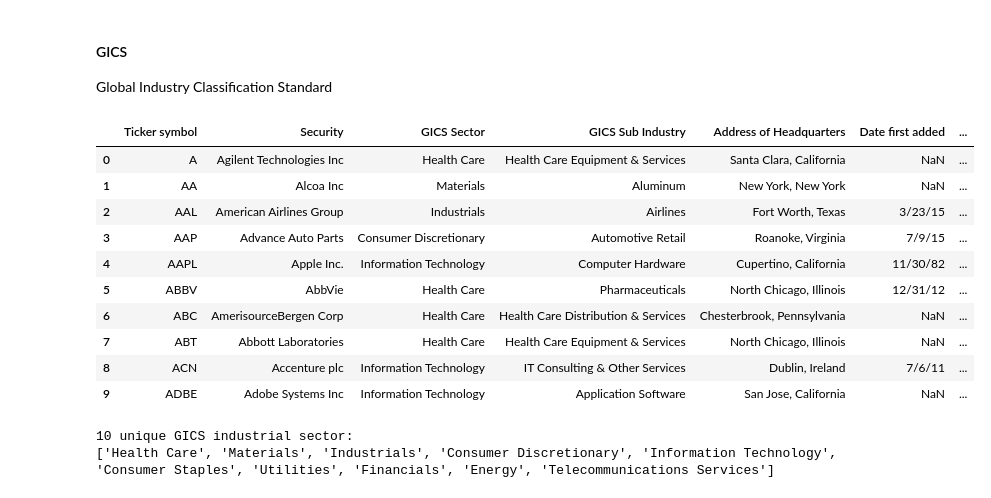
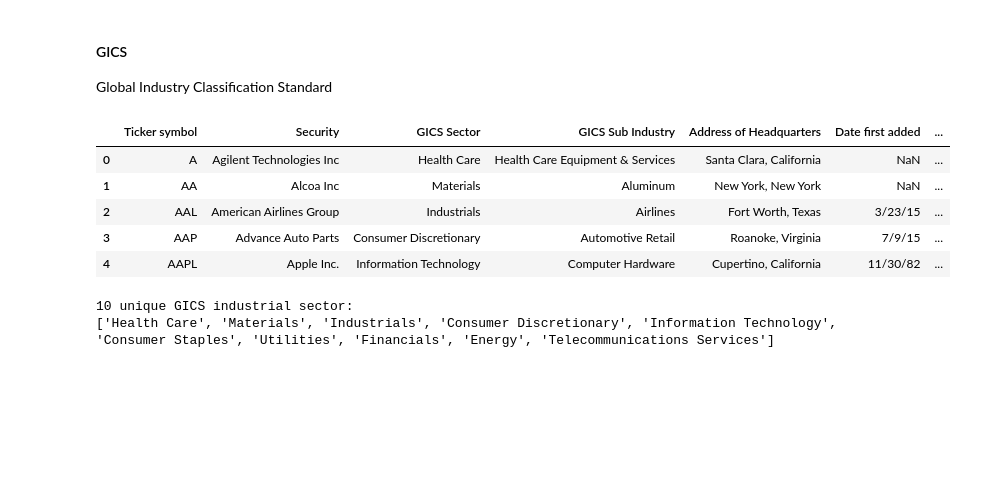
Before and after one commit to yh1008/CodeInFinance, a Jupyter notebook: PsychSignal vs. AAII Sentiment Survey.ipynb, the cells around one changed output. Cells and saved outputs as stored; diff of their text form; code cells hidden in the pictures; blank space fills up the shorter version.

```diff
--- a/PsychSignal vs. AAII Sentiment Survey.ipynb
+++ b/PsychSignal vs. AAII Sentiment Survey.ipynb
@@ -72,19 +86,14 @@ Global Industry Classification Standard
 #specifies the encode method otherwise it says utf8 can't decode byte at position 4
 df_GICS = pd.read_csv('GICS.csv', encoding = "ISO-8859-1")
 # %%
-pd.read_csv('GICS.csv', nrows = 10)
+pd.read_csv('GICS.csv', nrows = 5)
 # %% [output]
 |  | Ticker symbol | Security | GICS Sector | GICS Sub Industry | Address of Headquarters | Date first added | ... |
 | 0 | A | Agilent Technologies Inc | Health Care | Health Care Equipment & Services | Santa Clara, California | NaN | ... |
 | 1 | AA | Alcoa Inc | Materials | Aluminum | New York, New York | NaN | ... |
 | 2 | AAL | American Airlines Group | Industrials | Airlines | Fort Worth, Texas | 3/23/15 | ... |
 | 3 | AAP | Advance Auto Parts | Consumer Discretionary | Automotive Retail | Roanoke, Virginia | 7/9/15 | ... |
 | 4 | AAPL | Apple Inc. | Information Technology | Computer Hardware | Cupertino, California | 11/30/82 | ... |
-| 5 | ABBV | AbbVie | Health Care | Pharmaceuticals | North Chicago, Illinois | 12/31/12 | ... |
-| 6 | ABC | AmerisourceBergen Corp | Health Care | Health Care Distribution & Services | Chesterbrook, Pennsylvania | NaN | ... |
-| 7 | ABT | Abbott Laboratories | Health Care | Health Care Equipment & Services | North Chicago, Illinois | NaN | ... |
-| 8 | ACN | Accenture plc | Information Technology | IT Consulting & Other Services | Dublin, Ireland | 7/6/11 | ... |
-| 9 | ADBE | Adobe Systems Inc | Information Technology | Application Software | San Jose, California | NaN | ... |
 # %%
 print("%d unique GICS industrial sector: "%len(list(pd.unique(df_GICS["GICS Sector"]))))
 print(list(pd.unique(df_GICS["GICS Sector"])))
```
Also changed, not shown: parts of 26 cells of this notebook.
